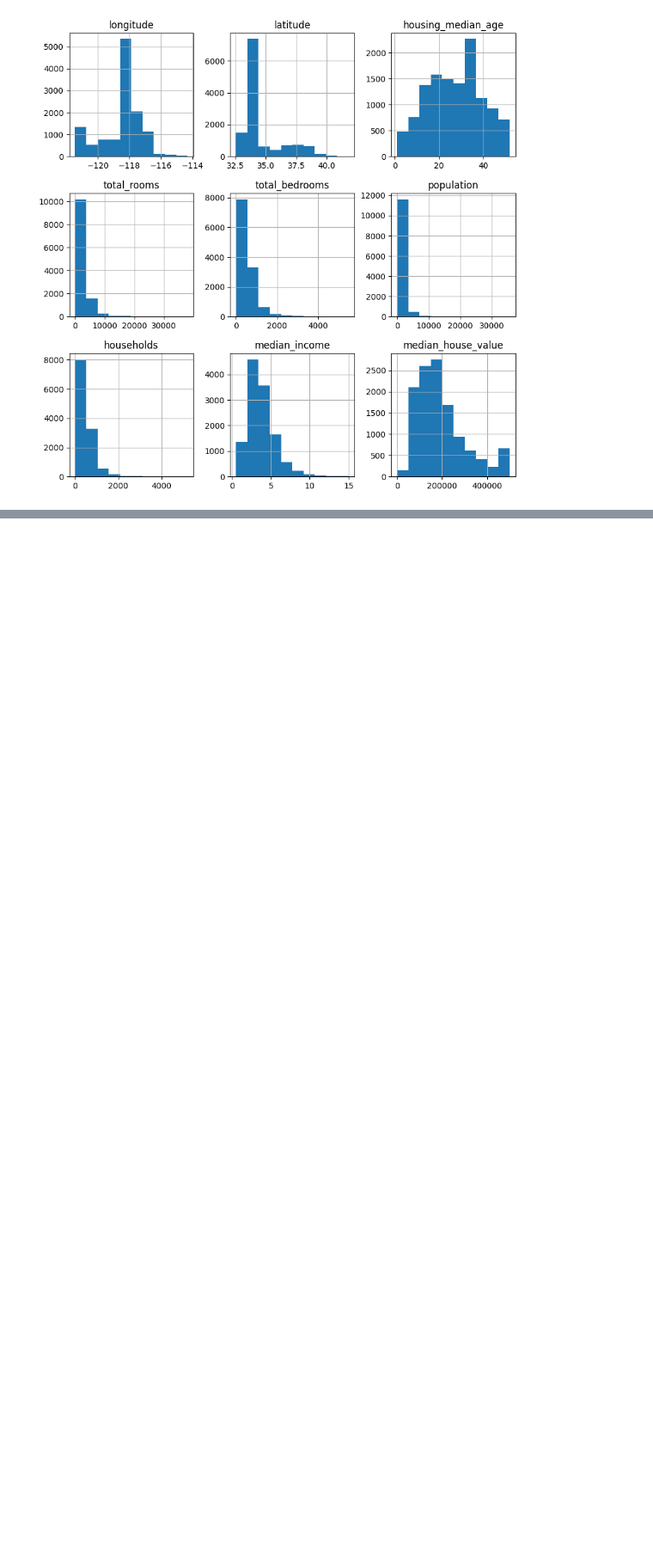
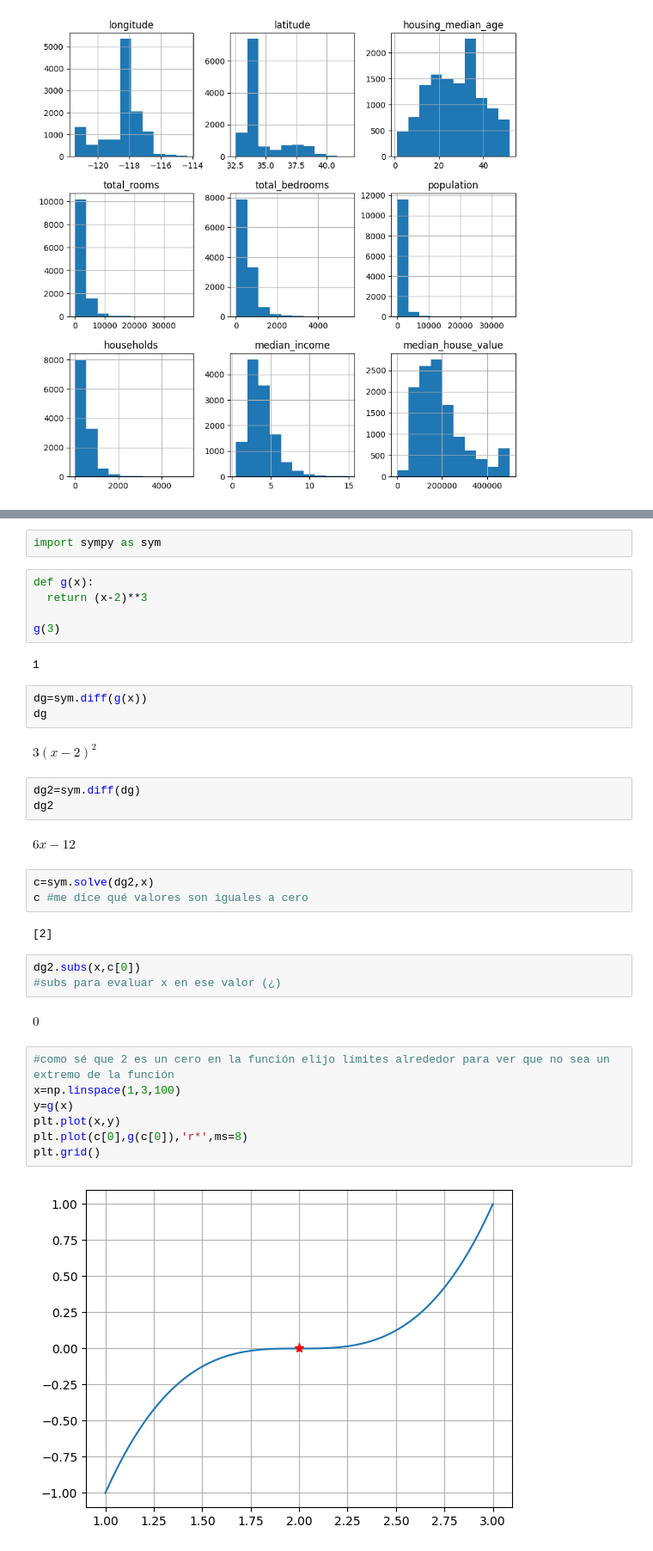
Before and after one commit to CamilaToS/Simulacion_Matematica_2025, a Jupyter notebook: NotasSEMANA3.ipynb, the cells around one changed output, grey strips where cells are left out. Shown at 86% size. Saved outputs shown, nothing was run; the diff lists cells and outputs as text; blank space fills up the shorter version.

```diff
--- a/NotasSEMANA3.ipynb
+++ b/NotasSEMANA3.ipynb
@@ -204,0 +310,38 @@ array([[<Axes: title={'center': 'longitude'}>,
+# %%
+import sympy as sym
+# %%
+def g(x):
+  return (x-2)**3
+
+g(3)
+# %% [output]
+1
+# %%
+dg=sym.diff(g(x))
+dg
+# %% [output]
+$\displaystyle 3 \left(x - 2\right)^{2}$
+# %%
+dg2=sym.diff(dg)
+dg2
+# %% [output]
+$\displaystyle 6 x - 12$
+# %%
+c=sym.solve(dg2,x)
+c #me dice qué valores son iguales a cero
+# %% [output]
+[2]
+# %%
+dg2.subs(x,c[0])
+#subs para evaluar x en ese valor (¿)
+# %% [output]
+$\displaystyle 0$
+# %%
+#como sé que 2 es un cero en la función elijo límites alrededor para ver que no sea un extremo de la función
+x=np.linspace(1,3,100)
+y=g(x)
+plt.plot(x,y)
+plt.plot(c[0],g(c[0]),'r*',ms=8)
+plt.grid()
+# %% [output]
+[figure, added]
```
Also changed, not shown: parts of 19 cells of this notebook.
